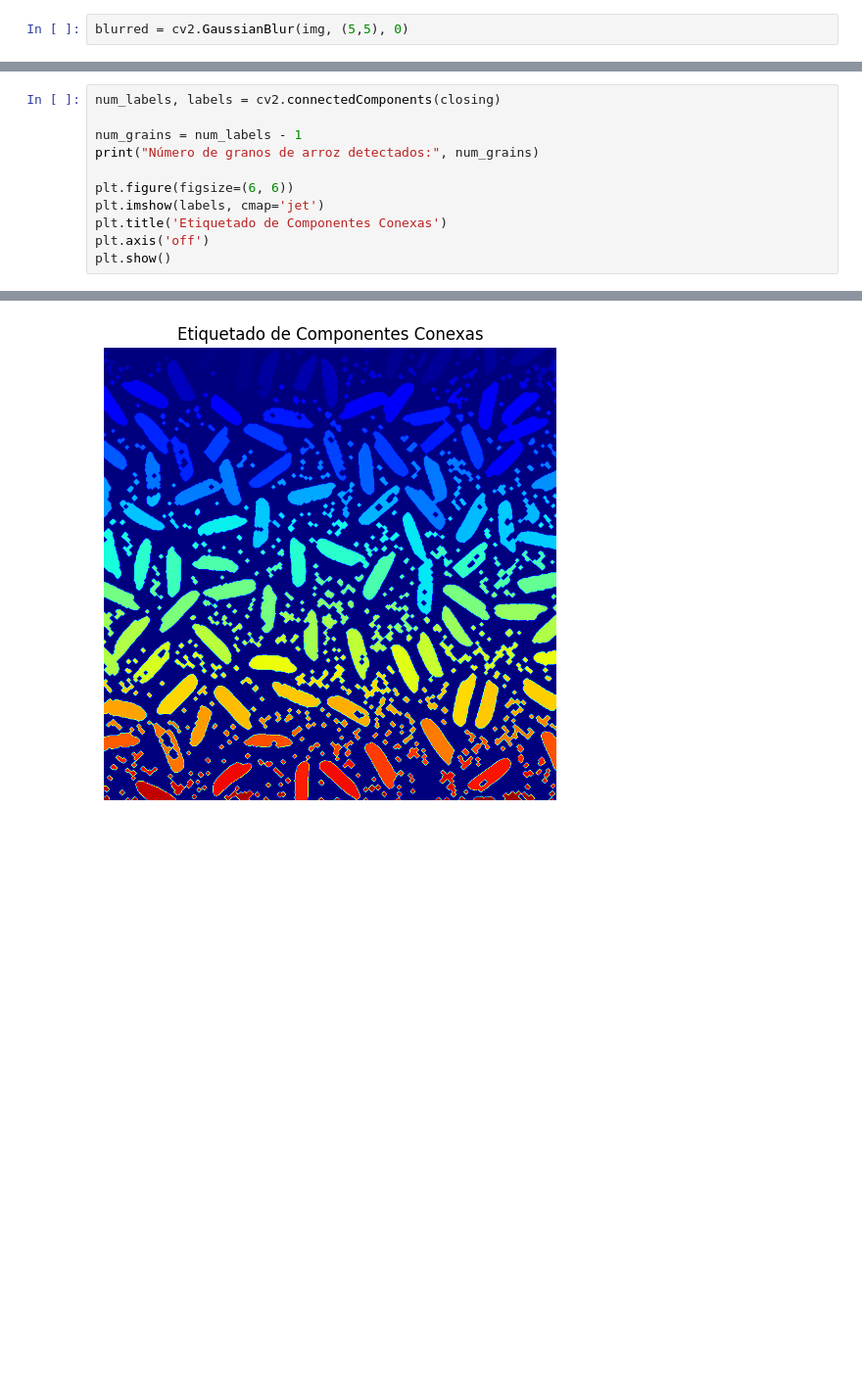
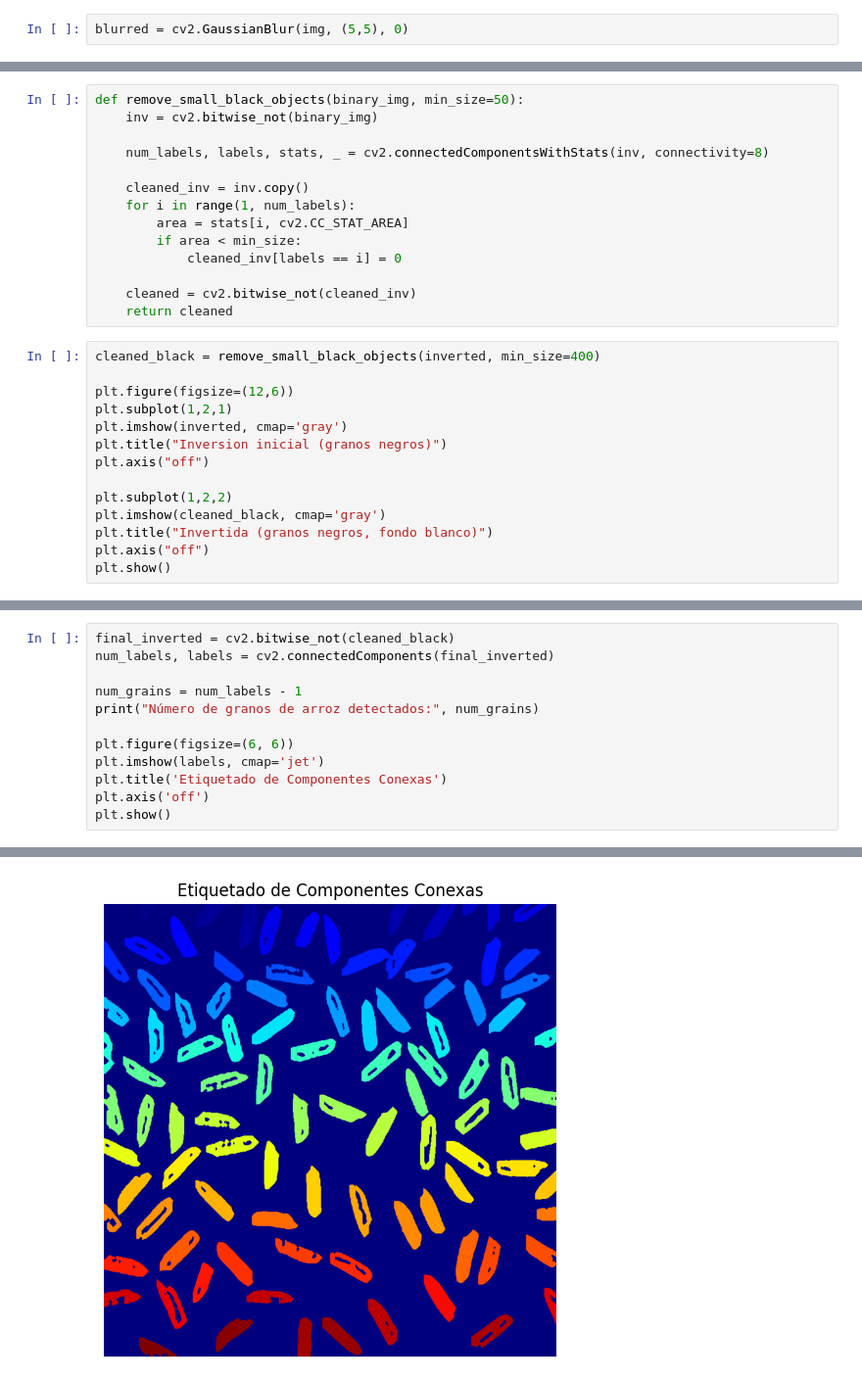
Before and after one commit to angelcast2002/CV-LAB2, a Jupyter notebook: rice.ipynb, the cells around one changed output, grey strips where cells are left out. Shown at 98% size. Cells and saved outputs as stored; diff of their text form; blank space fills up the shorter version.

```diff
--- a/rice.ipynb
+++ b/rice.ipynb
@@ -73,0 +87,28 @@ plt.show()
+# %%
+def remove_small_black_objects(binary_img, min_size=50):
+    inv = cv2.bitwise_not(binary_img)
+
+    num_labels, labels, stats, _ = cv2.connectedComponentsWithStats(inv, connectivity=8)
+
+    cleaned_inv = inv.copy()
+    for i in range(1, num_labels):
+        area = stats[i, cv2.CC_STAT_AREA]
+        if area < min_size:
+            cleaned_inv[labels == i] = 0
+
+    cleaned = cv2.bitwise_not(cleaned_inv)
+    return cleaned
+# %%
+cleaned_black = remove_small_black_objects(inverted, min_size=400)
+
+plt.figure(figsize=(12,6))
+plt.subplot(1,2,1)
+plt.imshow(inverted, cmap='gray')
+plt.title("Inversion inicial (granos negros)")
+plt.axis("off")
+
+plt.subplot(1,2,2)
+plt.imshow(cleaned_black, cmap='gray')
+plt.title("Invertida (granos negros, fondo blanco)")
+plt.axis("off")
+plt.show()
@@ -74,5 +117,6 @@ plt.show()
 # %%
-num_labels, labels = cv2.connectedComponents(closing)
+final_inverted = cv2.bitwise_not(cleaned_black)
+num_labels, labels = cv2.connectedComponents(final_inverted)
 
 num_grains = num_labels - 1
 print("Número de granos de arroz detectados:", num_grains)
@@ -87 +131 @@ Número de granos de arroz detectados: 514
-[figure, old version]
+[figure, new version]
```
Also changed, not shown: parts of 6 cells of this notebook, 1 other file.
